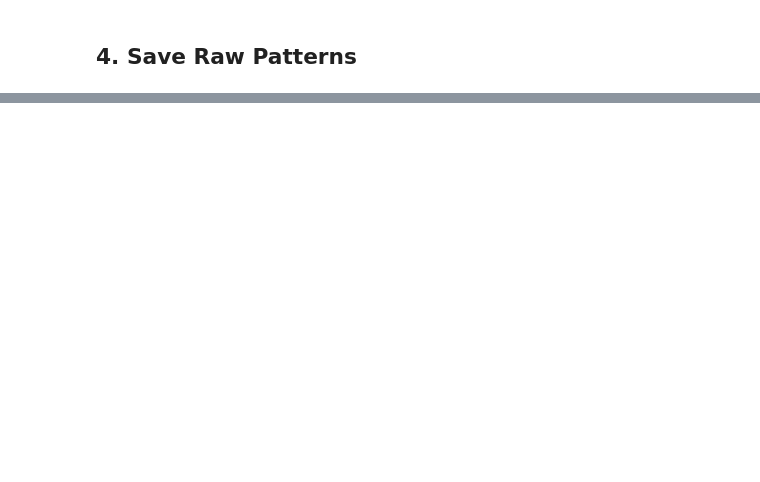
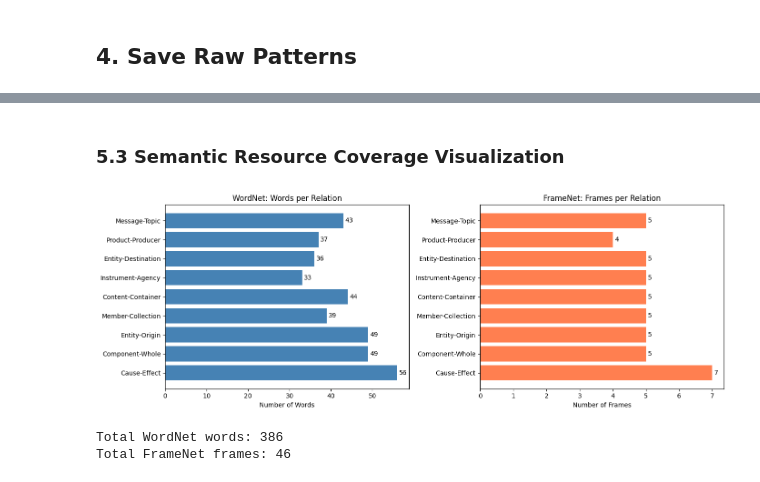
Before and after one commit to bnkglu/Token13-tuw-nlp-ie-2025WS, a Jupyter notebook: milestone_3/notebooks/2_unified_pattern_mining.ipynb, the cells around one changed output, grey strips where cells are left out. Saved outputs shown, nothing was run; the diff lists cells and outputs as text; code cells hidden in the pictures; blank space fills up the shorter version.

Commit message:
wordnet and framenet implemented fully.

```diff
--- a/milestone_3/notebooks/2_unified_pattern_mining.ipynb
+++ b/milestone_3/notebooks/2_unified_pattern_mining.ipynb
@@ -204,0 +346,9 @@ File size: 208.51 KB
+# %%
+# Display relation-to-frame mappings
+print("="*80)
+print("RELATION-TO-FRAME MAPPINGS (from RELATION_FRAMES)")
+print("="*80)
+
+for relation, frames in sorted(RELATION_FRAMES.items()):
+    print(f"\n{relation}:")
+    print(f"  Frames: {', '.join(frames)}")
@@ -204,0 +414,41 @@ File size: 208.51 KB
+# %% [markdown]
+### 5.3 Semantic Resource Coverage Visualization
+# %%
+import matplotlib.pyplot as plt
+
+# Count words per relation in WordNet groups
+wordnet_counts = {}
+for relation, groups in RELATION_HYPERNYMS.items():
+    total_words = sum(len(words) for words in groups.values())
+    wordnet_counts[relation] = total_words
+
+# Count frames per relation in FrameNet
+framenet_counts = {rel: len(frames) for rel, frames in RELATION_FRAMES.items()}
+
+# Create visualization
+fig, (ax1, ax2) = plt.subplots(1, 2, figsize=(14, 5))
+
+# WordNet coverage
+relations = list(wordnet_counts.keys())
+wn_values = [wordnet_counts[r] for r in relations]
+bars1 = ax1.barh(relations, wn_values, color='steelblue')
+ax1.set_xlabel('Number of Words')
+ax1.set_title('WordNet: Words per Relation')
+ax1.bar_label(bars1, padding=3)
+
+# FrameNet coverage
+fn_values = [framenet_counts.get(r, 0) for r in relations]
+bars2 = ax2.barh(relations, fn_values, color='coral')
+ax2.set_xlabel('Number of Frames')
+ax2.set_title('FrameNet: Frames per Relation')
+ax2.bar_label(bars2, padding=3)
+
+plt.tight_layout()
+plt.show()
+
+print(f"\nTotal WordNet words: {sum(wn_values)}")
+print(f"Total FrameNet frames: {sum(fn_values)}")
+# %% [output]
+[figure, added]
+Total WordNet words: 386
+Total FrameNet frames: 46
```
Also changed, not shown: parts of 26 cells of this notebook, 18 other files.
